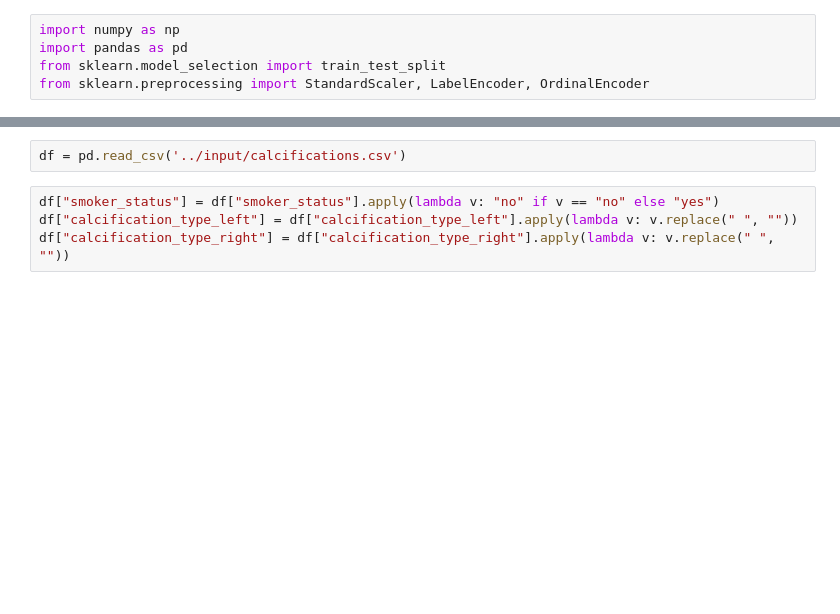
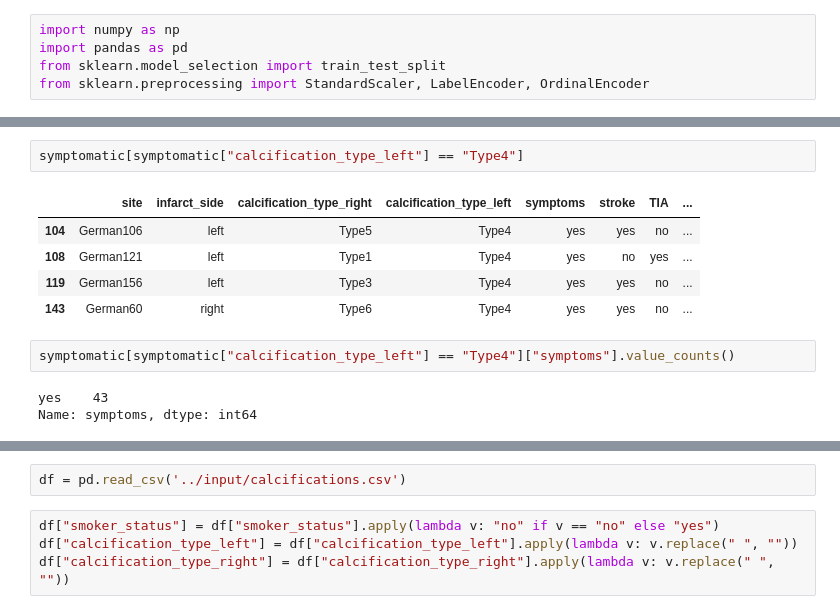
Before and after one commit to francescopisu/CEVEP, a Jupyter notebook: notebooks/preprocessing and train test split.ipynb, the cells around one changed output, grey strips where cells are left out. Cells and saved outputs as stored; diff of their text form; blank space fills up the shorter version.

```diff
--- a/notebooks/preprocessing and train test split.ipynb
+++ b/notebooks/preprocessing and train test split.ipynb
@@ -5,0 +317,13 @@ from sklearn.preprocessing import StandardScaler, LabelEncoder, OrdinalEncoder
+# %%
+symptomatic[symptomatic["calcification_type_left"] == "Type4"]
+# %% [output]
+|  | site | infarct_side | calcification_type_right | calcification_type_left | symptoms | stroke | TIA | ... |
+| 104 | German106 | left | Type5 | Type4 | yes | yes | no | ... |
+| 108 | German121 | left | Type1 | Type4 | yes | no | yes | ... |
+| 119 | German156 | left | Type3 | Type4 | yes | yes | no | ... |
+| 143 | German60 | right | Type6 | Type4 | yes | yes | no | ... |
+# %%
+symptomatic[symptomatic["calcification_type_left"] == "Type4"]["symptoms"].value_counts()
+# %% [output]
+yes    43
+Name: symptoms, dtype: int64
```
Also changed, not shown: parts of 76 cells of this notebook, 40 other files.
